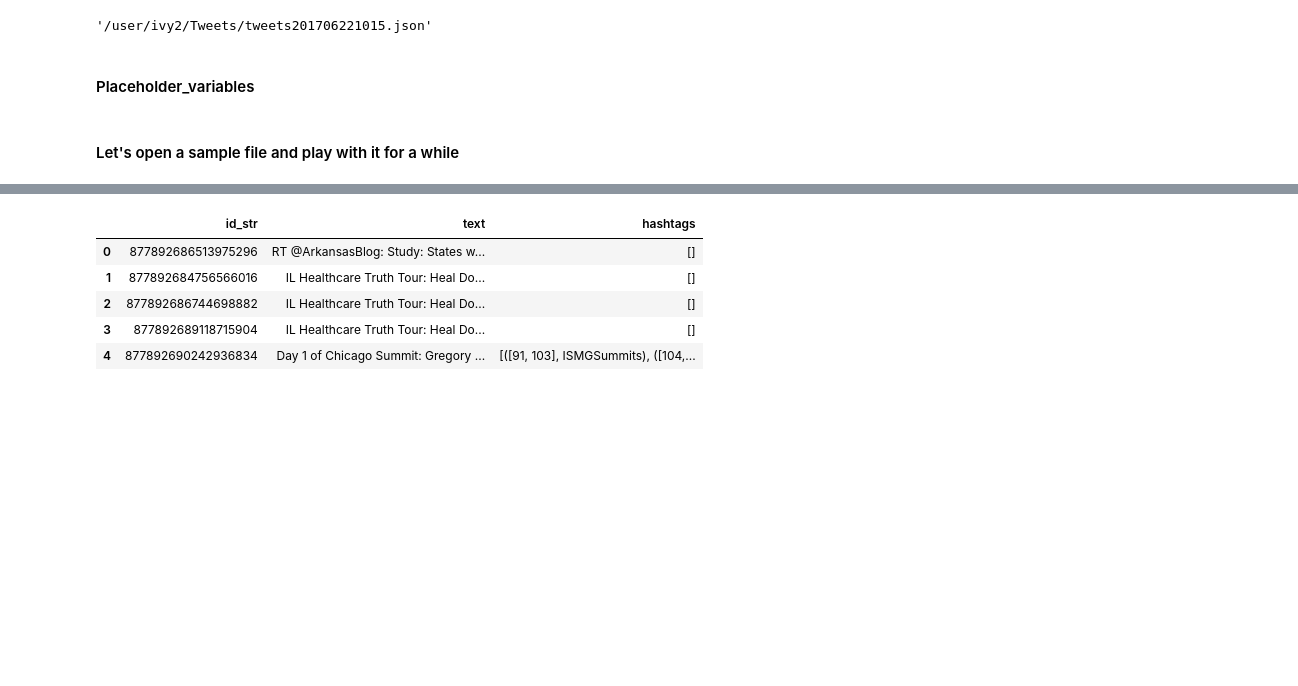
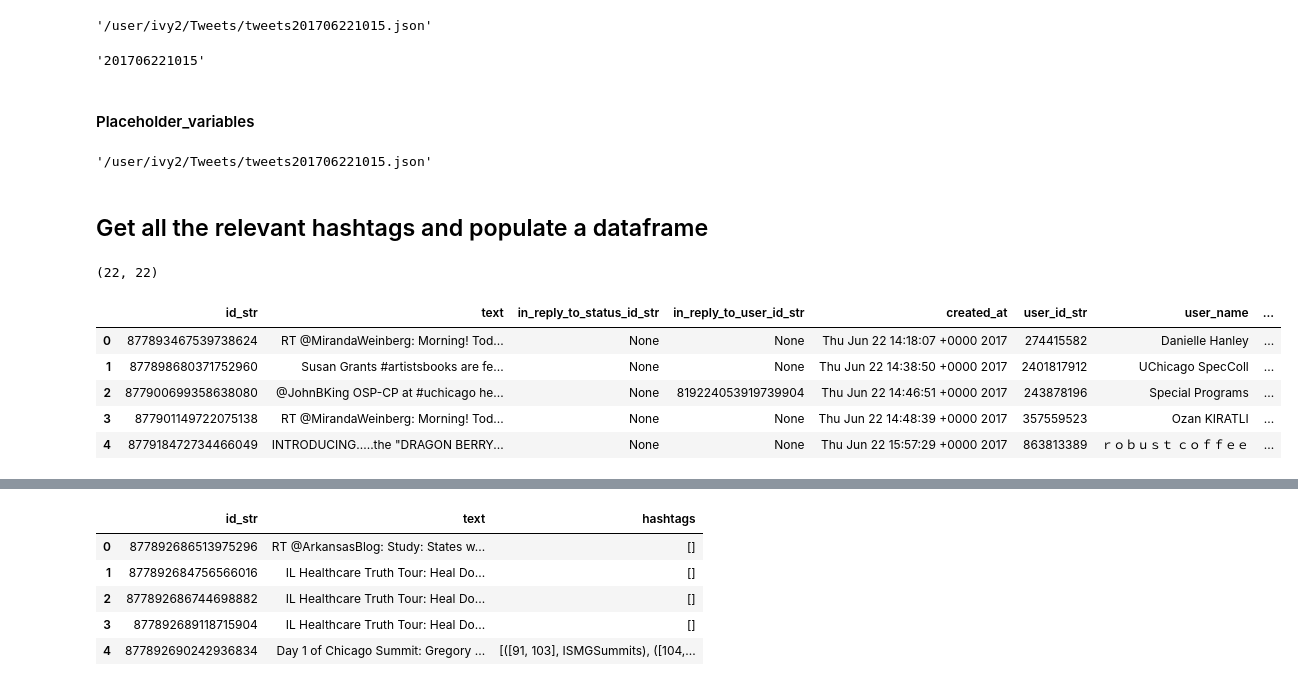
Before and after one commit to DoinGodsWork37/BigDataEngg, a Jupyter notebook: final_project/Final_countdown_tododooodooo.ipynb, the cells around one changed output, grey strips where cells are left out. Drawn from its saved outputs; the diff is of its cells as text; code cells hidden in the pictures; blank space fills up the shorter version.

Commit message:
working on getting hashtags for other universities.

```diff
--- a/final_project/Final_countdown_tododooodooo.ipynb
+++ b/final_project/Final_countdown_tododooodooo.ipynb
@@ -83,16 +83,53 @@ read_all_lines('./file_list.txt')
 all_files[0]
 # %% [output]
 '/user/ivy2/Tweets/tweets201706221015.json'
+# %%
+a = all_files[0]
+s = '/tweets'
+l = a.find(s)
+a[l + len(s):-5]
+# %% [output]
+'201706221015'
 # %% [markdown]
 #### Placeholder_variables
 # %%
 all_hashtags = {
     "uchicago": [],
-    "uirrelevant": []
+    "upenn": []
 }
 
-uc_favored_tags = ["uchicago", "uchearing", "uchicagostudents", "uchicagomedicine",
+uc_favored_tags = ["uchicago", "uchearing", "uchicagostudents", "uchicagomedicine", "universityofchicago",
                    "uchicagonsi", "uchicagotoday", "pritzkerschoolofmedicine", "uchicagoarts",
                    "uofc", "uchicagoalumni","uchicagograham", "maroonmade", "uchicagompcs", "chicagobooth"]
+
+upenn_favored_tags = ["upenn", "penn", "uofpenn", "universityofpennsylvania"]
-# %% [markdown]
-#### Let's open a sample file and play with it for a while
+# %%
+fields_to_keep = ["id_str",
+                  "text",
+                  "in_reply_to_status_id_str",
+                  "in_reply_to_user_id_str",
+                  "created_at",
+                  # User columns
+                  "user.id_str",
+                  "user.name",
+                  "user.followers_count",
+                  "user.favourites_count",
+                  "user.statuses_count",
+                  "user.friends_count",
+                  # Other attributes
+                  "coordinates",
+                  "favorite_count",
+                  "entities.hashtags",
+                  "favorited",
+                  # Retweet columns
+                  "retweet_count",
+                  "retweeted",
+                  "retweeted_status.user.id_str",
+                  "retweeted_status.user.name"
+                 ]
+# %%
+all_files[0]
+# %% [output]
+'/user/ivy2/Tweets/tweets201706221015.json'
+# %% [markdown]
+## Get all the relevant hashtags and populate a dataframe
@@ -98,0 +213,13 @@ uc_favored_tags = ["uchicago", "uchearing", "uchicagostudents", "uchicagomedicin
+# %%
+display(
+    tweets_df.shape,
+    tweets_df.head(5)
+)
+# %% [output]
+(22, 22)
+|  | id_str | text | in_reply_to_status_id_str | in_reply_to_user_id_str | created_at | user_id_str | user_name | ... |
+| 0 | 877893467539738624 | RT @MirandaWeinberg: Morning! Tod... | None | None | Thu Jun 22 14:18:07 +0000 2017 | 274415582 | Danielle Hanley | ... |
+| 1 | 877898680371752960 | Susan Grants #artistsbooks are fe... | None | None | Thu Jun 22 14:38:50 +0000 2017 | 2401817912 | UChicago SpecColl | ... |
+| 2 | 877900699358638080 | @JohnBKing OSP-CP at #uchicago he... | None | 819224053919739904 | Thu Jun 22 14:46:51 +0000 2017 | 243878196 | Special Programs | ... |
+| 3 | 877901149722075138 | RT @MirandaWeinberg: Morning! Tod... | None | None | Thu Jun 22 14:48:39 +0000 2017 | 357559523 | Ozan KIRATLI | ... |
+| 4 | 877918472734466049 | INTRODUCING.....the "DRAGON BERRY... | None | None | Thu Jun 22 15:57:29 +0000 2017 | 863813389 | ｒｏｂｕｓｔ ｃｏｆｆｅｅ | ... |
```
Also changed, not shown: parts of 10 cells of this notebook, 1 other file.
